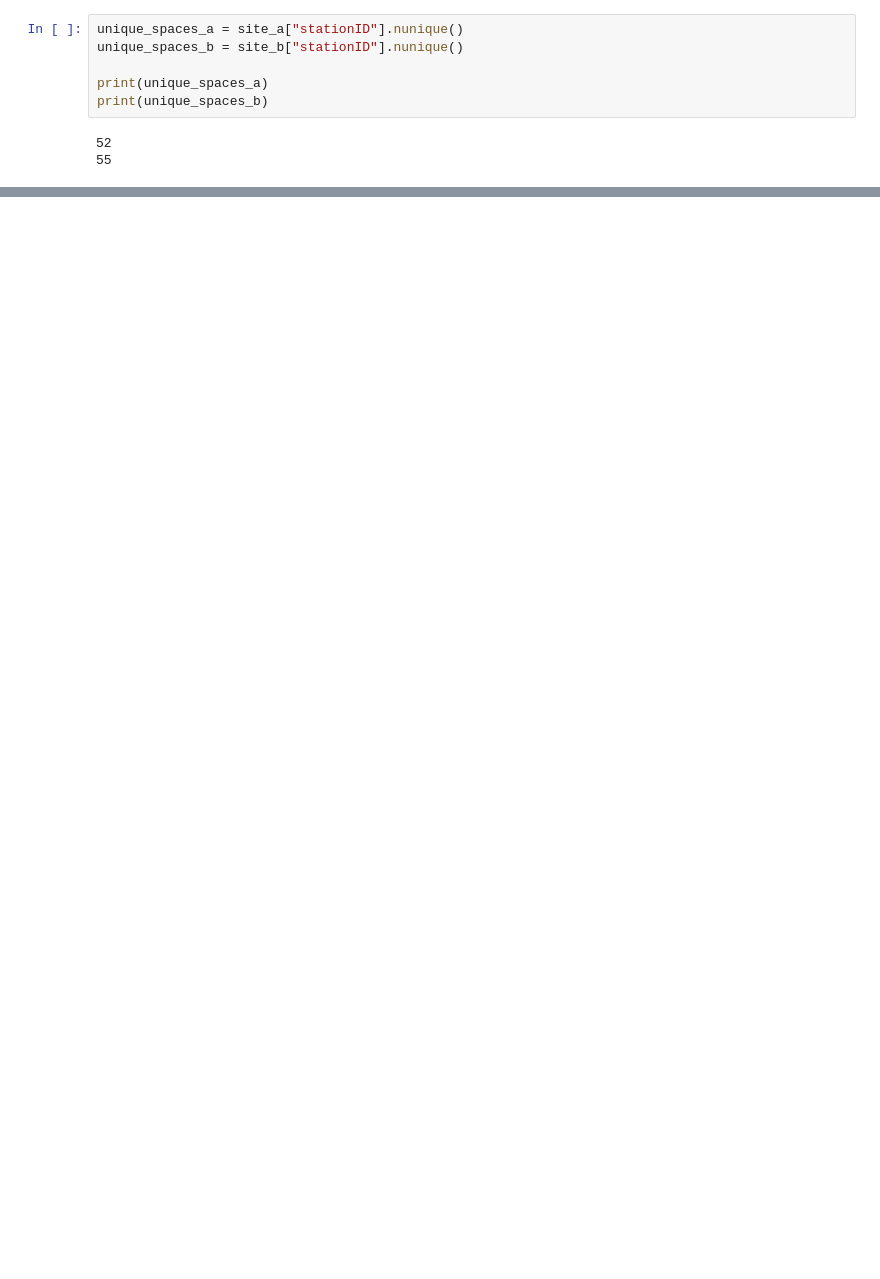
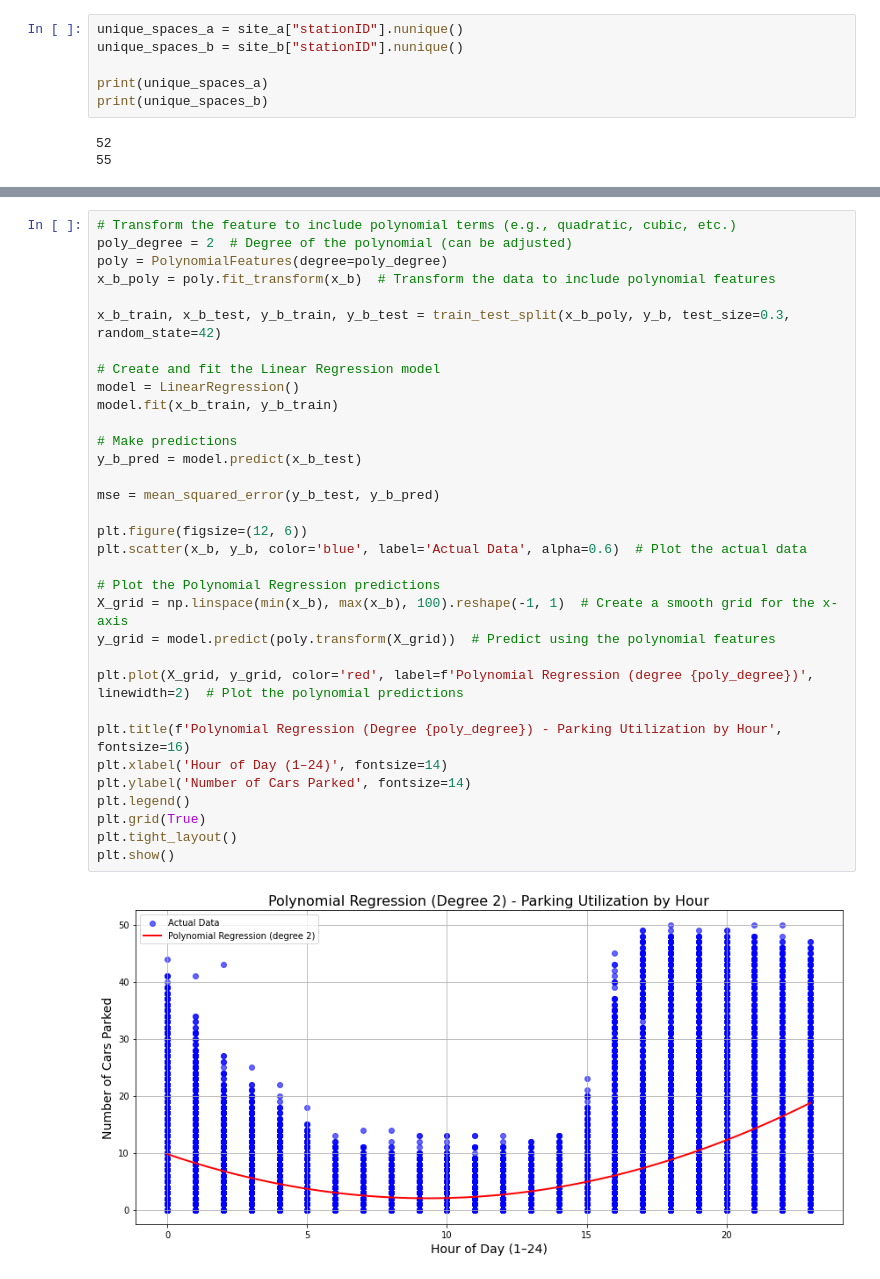
Before and after one commit to Vigro08/AA-Team-Assignment, a Jupyter notebook: Tasks/04_Predictive_Analysis.ipynb, the cells around one changed output, grey strips where cells are left out. Cells and saved outputs as stored; diff of their text form; blank space fills up the shorter version.

```diff
--- a/Tasks/04_Predictive_Analysis.ipynb
+++ b/Tasks/04_Predictive_Analysis.ipynb
@@ -200,0 +210,35 @@ plt.show()
+# %%
+# Transform the feature to include polynomial terms (e.g., quadratic, cubic, etc.)
+poly_degree = 2  # Degree of the polynomial (can be adjusted)
+poly = PolynomialFeatures(degree=poly_degree)
+x_b_poly = poly.fit_transform(x_b)  # Transform the data to include polynomial features
+
+x_b_train, x_b_test, y_b_train, y_b_test = train_test_split(x_b_poly, y_b, test_size=0.3, random_state=42)
+
+# Create and fit the Linear Regression model
+model = LinearRegression()
+model.fit(x_b_train, y_b_train)
+
+# Make predictions
+y_b_pred = model.predict(x_b_test)
+
+mse = mean_squared_error(y_b_test, y_b_pred)
+
+plt.figure(figsize=(12, 6))
+plt.scatter(x_b, y_b, color='blue', label='Actual Data', alpha=0.6)  # Plot the actual data
+
+# Plot the Polynomial Regression predictions
+X_grid = np.linspace(min(x_b), max(x_b), 100).reshape(-1, 1)  # Create a smooth grid for the x-axis
+y_grid = model.predict(poly.transform(X_grid))  # Predict using the polynomial features
+
+plt.plot(X_grid, y_grid, color='red', label=f'Polynomial Regression (degree {poly_degree})', linewidth=2)  # Plot the polynomial predictions
+
+plt.title(f'Polynomial Regression (Degree {poly_degree}) - Parking Utilization by Hour', fontsize=16)
+plt.xlabel('Hour of Day (1–24)', fontsize=14)
+plt.ylabel('Number of Cars Parked', fontsize=14)
+plt.legend()
+plt.grid(True)
+plt.tight_layout()
+plt.show()
+# %% [output]
+[figure, added]
```
Also changed, not shown: parts of 9 cells of this notebook.
